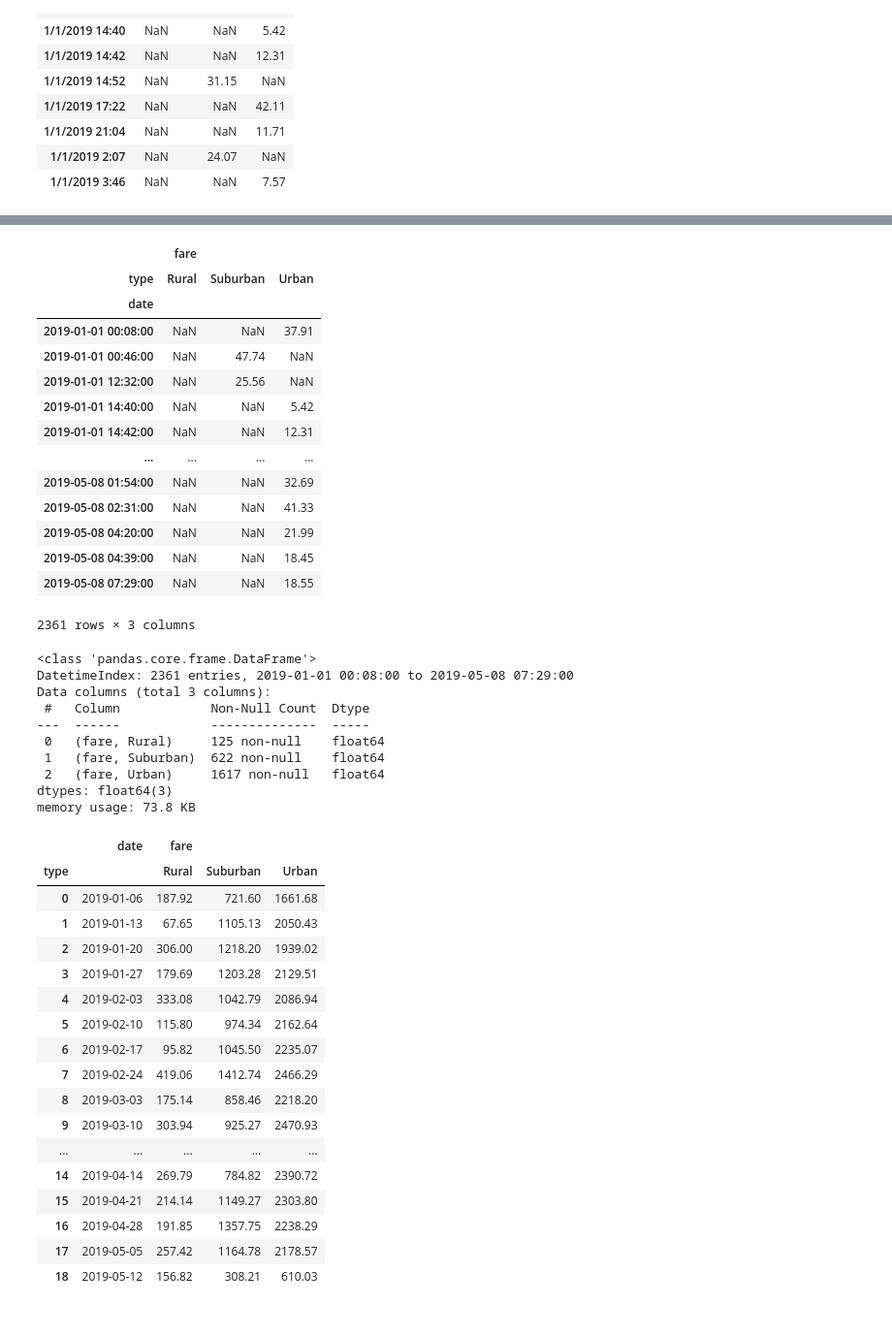
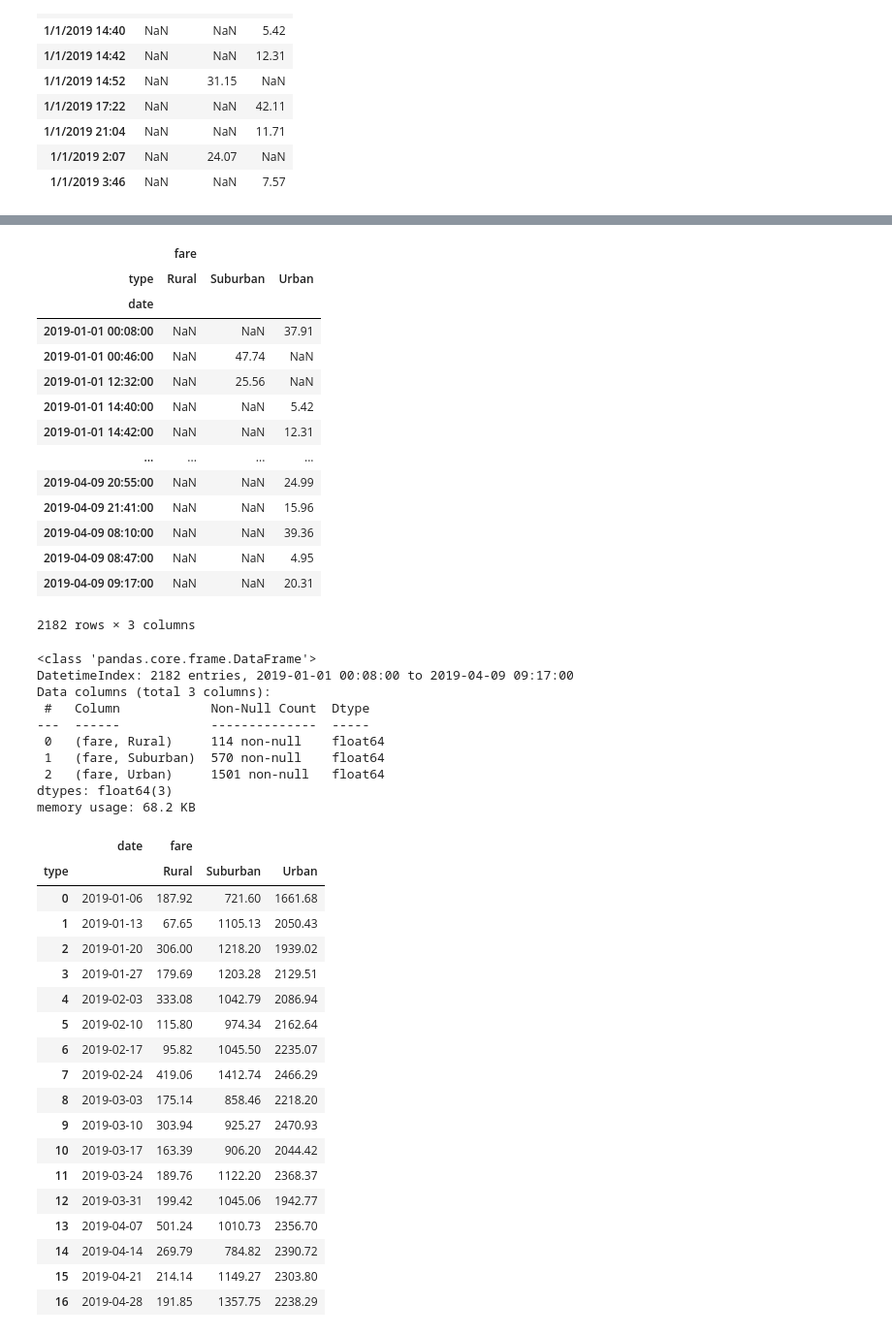
Before and after one commit to vikrantsingh82/PyBer_Analysis, a Jupyter notebook: PyBer_Challenge.ipynb, the cells around one changed output, grey strips where cells are left out. Shown at 97% size. Saved outputs shown, nothing was run; the diff lists cells and outputs as text; code cells hidden in the pictures.

```diff
--- a/PyBer_Challenge.ipynb
+++ b/PyBer_Challenge.ipynb
@@ -289,8 +289,8 @@ pyber_pivot_table.head(10)
 # 5. Create a new DataFrame from the pivot table DataFrame using loc on the given dates, '2019-01-01':'2019-04-29'.
 # Filter dates using DataFrame.loc[]
 
-pyber_df_new = pyber_pivot_table.loc[(pyber_pivot_table.index >= '2019-01-01')  & (pyber_pivot_table.index <= '2019-04-29') ]
-
+pyber_df_new = pyber_pivot_table.loc[(pyber_pivot_table.index >= '2019-01-01') ]
+pyber_df_new = pyber_pivot_table.loc[(pyber_pivot_table.index <= '2019-04-29') ]
 pyber_df_new
 # %% [output]
 |  | fare |  |  |
@@ -312,8 +312,8 @@ pyber_df_new
 # 6. Set the "date" index to datetime datatype. This is necessary to use the resample() method in Step 8.
 # df.index = pd.to_datetime(df.index)
 
-pyber_pivot_table.index = pd.to_datetime(pyber_pivot_table.index)
-pyber_pivot_table
+pyber_df_new.index = pd.to_datetime(pyber_df_new.index)
+pyber_df_new
 # %% [output]
 |  | fare |  |  |
 | type | Rural | Suburban | Urban |
@@ -324,50 +324,51 @@ pyber_pivot_table
 | 2019-01-01 14:40:00 | NaN | NaN | 5.42 |
 | 2019-01-01 14:42:00 | NaN | NaN | 12.31 |
 | ... | ... | ... | ... |
-| 2019-05-08 01:54:00 | NaN | NaN | 32.69 |
-| 2019-05-08 02:31:00 | NaN | NaN | 41.33 |
-| 2019-05-08 04:20:00 | NaN | NaN | 21.99 |
-| 2019-05-08 04:39:00 | NaN | NaN | 18.45 |
-| 2019-05-08 07:29:00 | NaN | NaN | 18.55 |
+| 2019-04-09 20:55:00 | NaN | NaN | 24.99 |
+| 2019-04-09 21:41:00 | NaN | NaN | 15.96 |
+| 2019-04-09 08:10:00 | NaN | NaN | 39.36 |
+| 2019-04-09 08:47:00 | NaN | NaN | 4.95 |
+| 2019-04-09 09:17:00 | NaN | NaN | 20.31 |
-2361 rows × 3 columns
+2182 rows × 3 columns
 # %%
 # 7. Check that the datatype for the index is datetime using df.info()
-pyber_pivot_table.info()
+pyber_df_new.info()
 # %% [output]
 <class 'pandas.core.frame.DataFrame'>
-DatetimeIndex: 2361 entries, 2019-01-01 00:08:00 to 2019-05-08 07:29:00
+DatetimeIndex: 2182 entries, 2019-01-01 00:08:00 to 2019-04-09 09:17:00
 Data columns (total 3 columns):
  #   Column            Non-Null Count  Dtype
 ---  ------            --------------  -----
- 0   (fare, Rural)     125 non-null    float64
- 1   (fare, Suburban)  622 non-null    float64
- 2   (fare, Urban)     1617 non-null   float64
+ 0   (fare, Rural)     114 non-null    float64
+ 1   (fare, Suburban)  570 non-null    float64
+ 2   (fare, Urban)     1501 non-null   float64
 dtypes: float64(3)
-memory usage: 73.8 KB
+memory usage: 68.2 KB
 # %%
 # 8. Create a new DataFrame using the "resample()" function by week 'W' and get the sum of the fares for each week.
 
-pyber_resample_df = pyber_pivot_table.resample('W').sum()
+pyber_resample_df = pyber_df_new.resample('W').sum()
 pyber_resample_df.reset_index()
 # %% [output]
 |  | date | fare |  |  |
 | type |  | Rural | Suburban | Urban |
 | 0 | 2019-01-06 | 187.92 | 721.60 | 1661.68 |
 | 1 | 2019-01-13 | 67.65 | 1105.13 | 2050.43 |
 | 2 | 2019-01-20 | 306.00 | 1218.20 | 1939.02 |
 | 3 | 2019-01-27 | 179.69 | 1203.28 | 2129.51 |
 | 4 | 2019-02-03 | 333.08 | 1042.79 | 2086.94 |
 | 5 | 2019-02-10 | 115.80 | 974.34 | 2162.64 |
 | 6 | 2019-02-17 | 95.82 | 1045.50 | 2235.07 |
 | 7 | 2019-02-24 | 419.06 | 1412.74 | 2466.29 |
 | 8 | 2019-03-03 | 175.14 | 858.46 | 2218.20 |
 | 9 | 2019-03-10 | 303.94 | 925.27 | 2470.93 |
-| ... | ... | ... | ... | ... |
+| 10 | 2019-03-17 | 163.39 | 906.20 | 2044.42 |
+| 11 | 2019-03-24 | 189.76 | 1122.20 | 2368.37 |
+| 12 | 2019-03-31 | 199.42 | 1045.06 | 1942.77 |
+| 13 | 2019-04-07 | 501.24 | 1010.73 | 2356.70 |
 | 14 | 2019-04-14 | 269.79 | 784.82 | 2390.72 |
 | 15 | 2019-04-21 | 214.14 | 1149.27 | 2303.80 |
 | 16 | 2019-04-28 | 191.85 | 1357.75 | 2238.29 |
-| 17 | 2019-05-05 | 257.42 | 1164.78 | 2178.57 |
-| 18 | 2019-05-12 | 156.82 | 308.21 | 610.03 |
 # %%
 # 8. Using the object-oriented interface method, plot the resample DataFrame using the df.plot() function.
 
```
Also changed, not shown: parts of 2 cells of this notebook.
